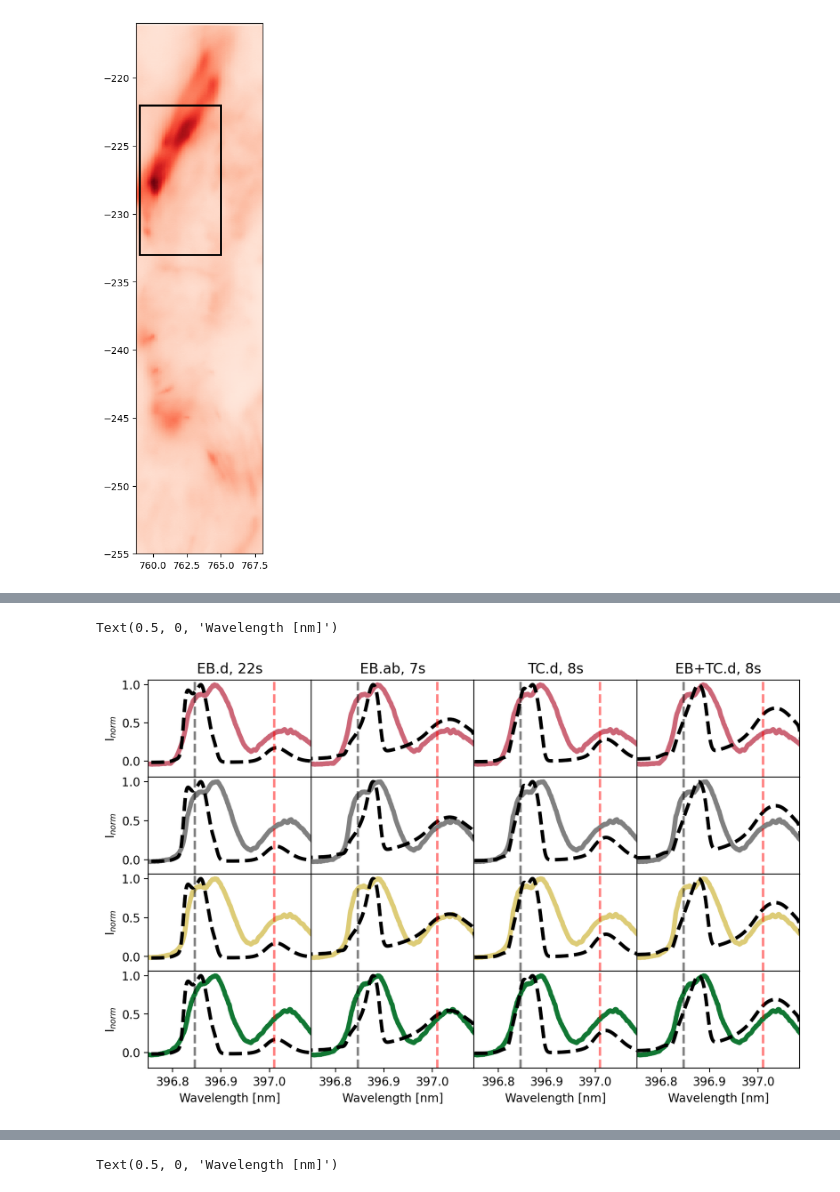
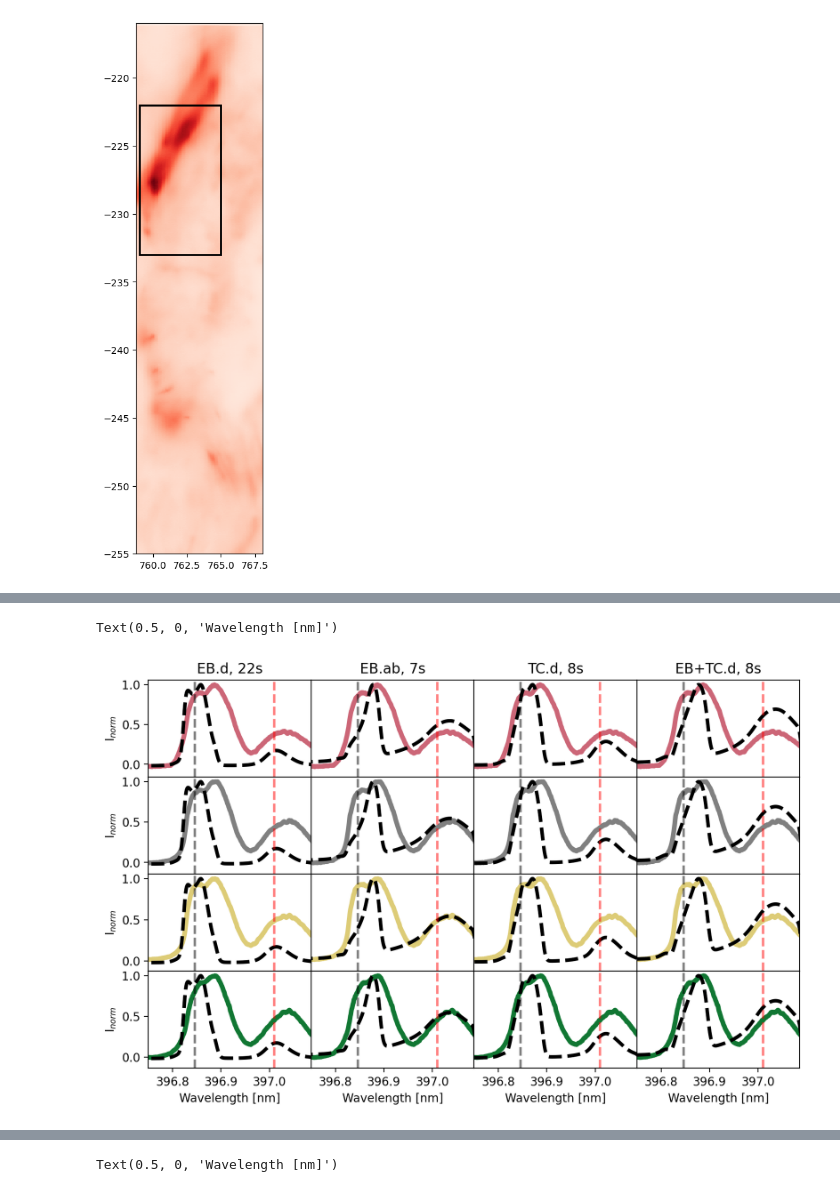
Before and after one commit to coletamburri2112/Flare_Patrol_Analysis, a Jupyter notebook: NOTEBOOKS/11_Aug_2024_Flare_Paper_Plots/11Aug2024_DKIST_RADYN+RH_CaIIH_Heps.ipynb, the cells around one changed output, grey strips where cells are left out. Cells and saved outputs as stored; diff of their text form; code cells hidden in the pictures.

```diff
--- a/NOTEBOOKS/11_Aug_2024_Flare_Paper_Plots/11Aug2024_DKIST_RADYN+RH_CaIIH_Heps.ipynb
+++ b/NOTEBOOKS/11_Aug_2024_Flare_Paper_Plots/11Aug2024_DKIST_RADYN+RH_CaIIH_Heps.ipynb
@@ -170,15 +170,15 @@ def find_nearest(array, value):
     return array[idx],idx
 # %%
 #load DKIST spectra
-dkist_file = '/Users/coletamburri/Desktop/11Aug2024_Cclass_CaIIH_calib_bestseeing.npz'
+dkist_file = '/Users/coletamburri/Desktop/11Aug2024_Cclass_calibrated_CaIIH_singlescan.npz'
 dkist_file = np.load(dkist_file)
 
 
 dkist_wl = dkist_file['wl']
 dkist_int = dkist_file['flare']
 dkist_scale = dkist_file['scaled']
-dkist_avg = np.mean(dkist_int[lowvisp:highvisp,caII_low:caII_high,:],1)
-dkist_time = dkist_file['time']
+dkist_avg = np.mean(dkist_int[:,caII_low:caII_high,:],1)
+dkist_time = dkist_file['times']
 # %%
 dkist_coord_file = '/Users/coletamburri/Desktop/11_Aug_2024_Cclass_Flare/Processed_ViSP_VBI_11Aug2024/ViSPcoords.npz'
 dkist_coords = np.load(dkist_coord_file)
@@ -808,40 +815,40 @@ fig,ax=plt.subplots(4,4,dpi=200,figsize=(10,6))
 for i in range(len(choice_is)):
     for j in range(len(modelscomp)):
         if i == 1:
-            ax[i,j].plot(dkist_wl,normalize_range(dkist_int[lowvisp+int(cc[choice_is[i]][0]),:,int(cc[choice_is[i]][1])],contmin=lowvisp+100),alpha=1,linewidth=4,c='grey')
+            ax[i,j].plot(dkist_wl,normalize_range(dkist_int[int(cc[choice_is[i]][0]),:,int(cc[choice_is[i]][1])],contmin=100),alpha=1,linewidth=4,c='grey')
         else:
-            ax[i,j].plot(dkist_wl,normalize_range(dkist_int[lowvisp+int(cc[choice_is[i]][0]),:,int(cc[choice_is[i]][1])],contmin=lowvisp+100),alpha=1,linewidth=4,c=colors[i])
+            ax[i,j].plot(dkist_wl,normalize_range(dkist_int[int(cc[choice_is[i]][0]),:,int(cc[choice_is[i]][1])],contmin=100),alpha=1,linewidth=4,c=colors[i])
 
         ax[i,j].plot(dkist_wl,normalize_range(modelscomp[j],contmin=lowvisp),linewidth=3,color='black',linestyle=modstyles[j])
         ax[i,j].set_xlim([396.75,397.086])
 
         if j!=0:
             ax[i,j].set_yticks([])
         if i!=3:
             ax[i,j].set_xticks([])
 
 
 
         ax[i,j].axvline(396.846,c='black',linestyle='dashed',linewidth=2,alpha=0.5)
 
         ax[i,j].axvline(397.01,c='red',linestyle='dashed',linewidth=2,alpha=0.5)
 
 ax[0,0].set_title('EB.d, 22s')
 ax[0,1].set_title('EB.ab, 7s')
 ax[0,2].set_title('TC.d, 8s')
 ax[0,3].set_title('EB+TC.d, 8s')
 
 fig.subplots_adjust(hspace=0, wspace=0)
 
 ax[0,0].set_ylabel(r'I$_{norm}$')
 ax[1,0].set_ylabel(r'I$_{norm}$')
 ax[2,0].set_ylabel(r'I$_{norm}$')
 ax[3,0].set_ylabel(r'I$_{norm}$')
 
 ax[3,0].set_xlabel('Wavelength [nm]')
 ax[3,1].set_xlabel('Wavelength [nm]')
 ax[3,2].set_xlabel('Wavelength [nm]')
 ax[3,3].set_xlabel('Wavelength [nm]')
 # %% [output]
 Text(0.5, 0, 'Wavelength [nm]')
-[figure, old version]
+[figure, new version]
```
Also changed, not shown: parts of 12 cells of this notebook, 1 other file.
